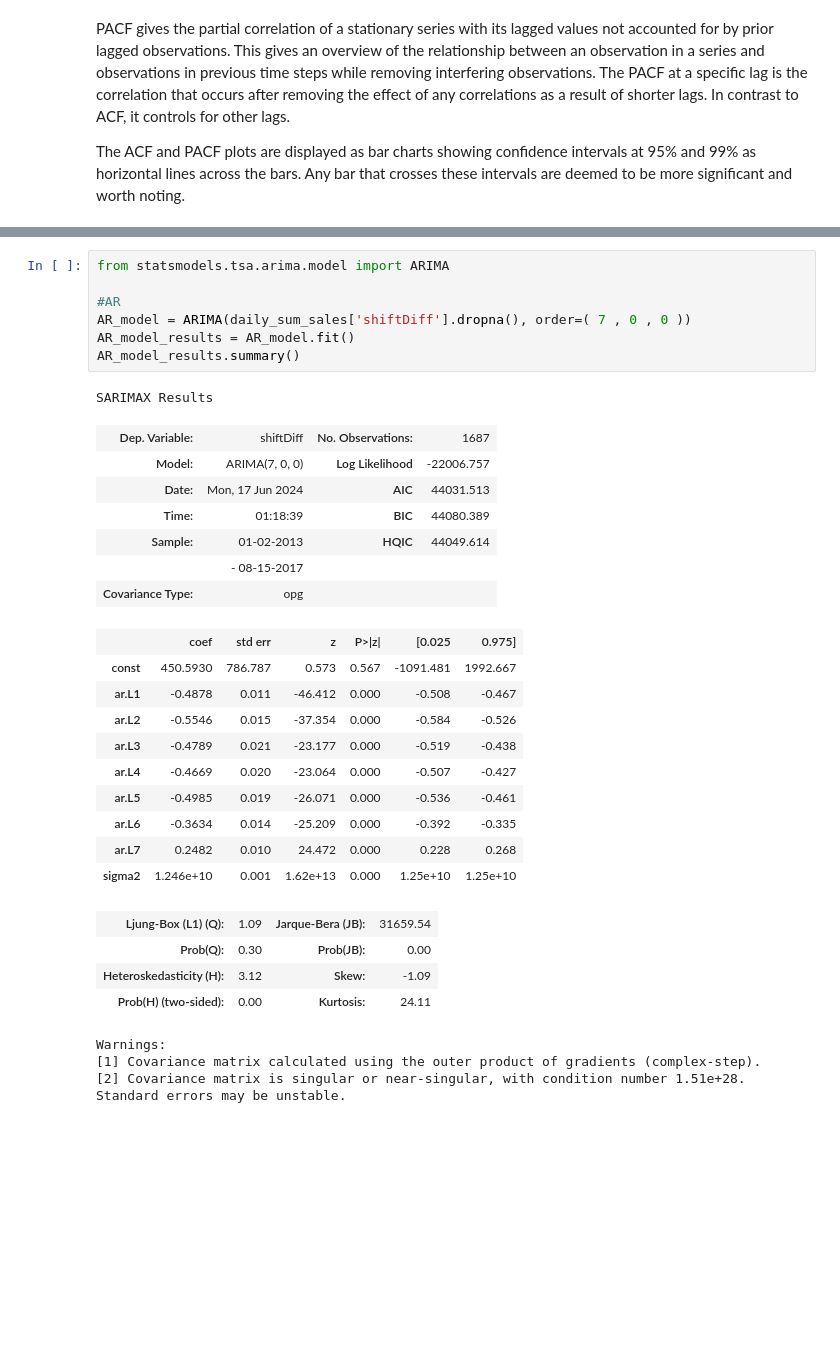
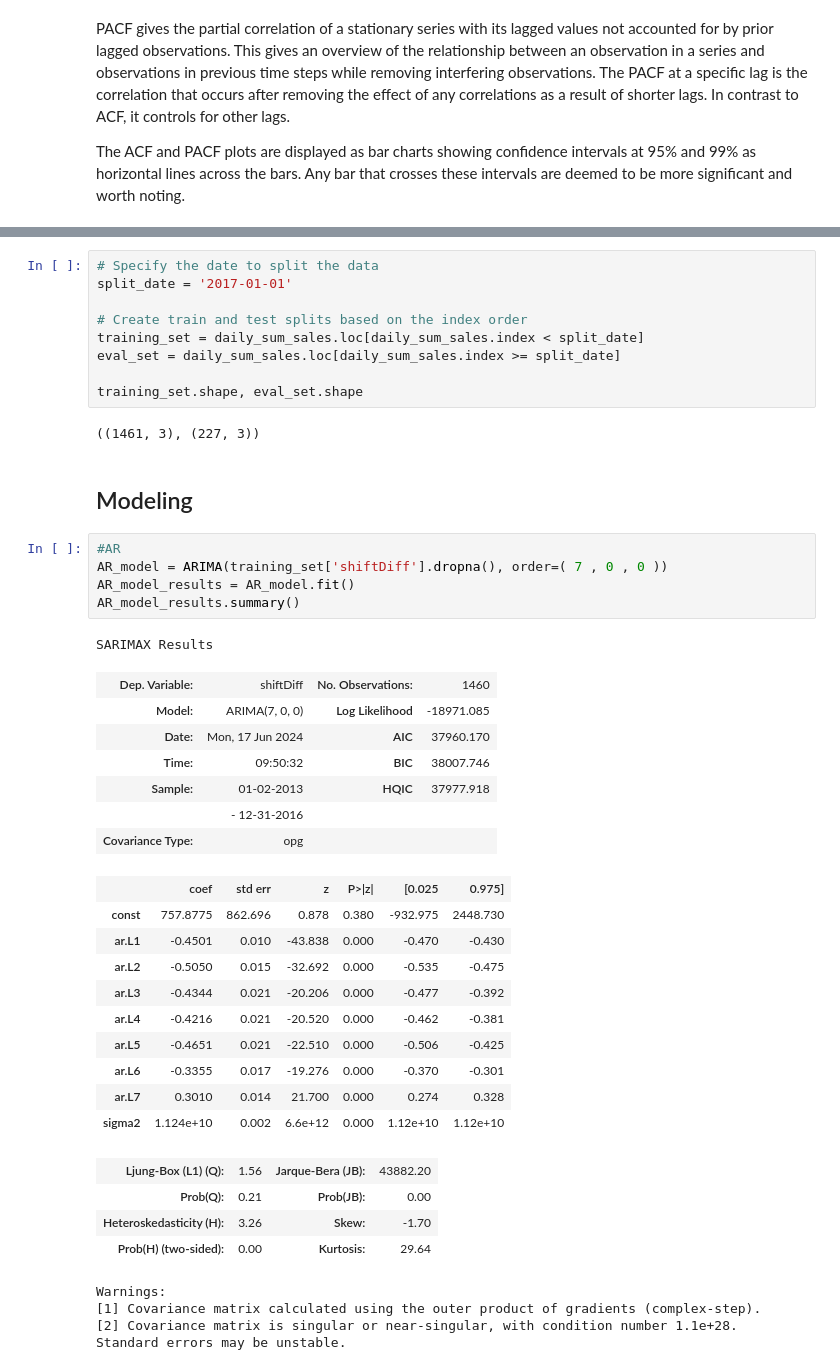
Before and after one commit to Azie88/Time-Series-Sales-Prediction-ARIMA, a Jupyter notebook: ARIMA_Model.ipynb, the cells around one changed output, grey strips where cells are left out. Saved outputs shown, nothing was run; the diff lists cells and outputs as text; blank space fills up the shorter version.

```diff
--- a/ARIMA_Model.ipynb
+++ b/ARIMA_Model.ipynb
@@ -319,36 +324,47 @@ pacf = plot_pacf(daily_sum_sales['shiftDiff'].dropna(), lags = 30)
 # %% [output]
 [figure]
 [figure]
+# %%
+# Specify the date to split the data
+split_date = '2017-01-01'
+
+# Create train and test splits based on the index order
+training_set = daily_sum_sales.loc[daily_sum_sales.index < split_date]
+eval_set = daily_sum_sales.loc[daily_sum_sales.index >= split_date]
+
+training_set.shape, eval_set.shape
+# %% [output]
+((1461, 3), (227, 3))
+# %% [markdown]
+## Modeling
 # %%
-from statsmodels.tsa.arima.model import ARIMA
-
 #AR
-AR_model = ARIMA(daily_sum_sales['shiftDiff'].dropna(), order=( 7 , 0 , 0 ))
+AR_model = ARIMA(training_set['shiftDiff'].dropna(), order=( 7 , 0 , 0 ))
 AR_model_results = AR_model.fit()
 AR_model_results.summary()
 # %% [output]
 SARIMAX Results
-| Dep. Variable: | shiftDiff | No. Observations: | 1687 |
-| Model: | ARIMA(7, 0, 0) | Log Likelihood | -22006.757 |
-| Date: | Mon, 17 Jun 2024 | AIC | 44031.513 |
-| Time: | 01:18:39 | BIC | 44080.389 |
-| Sample: | 01-02-2013 | HQIC | 44049.614 |
-|  | - 08-15-2017 |  |  |
+| Dep. Variable: | shiftDiff | No. Observations: | 1460 |
+| Model: | ARIMA(7, 0, 0) | Log Likelihood | -18971.085 |
+| Date: | Mon, 17 Jun 2024 | AIC | 37960.170 |
+| Time: | 09:50:32 | BIC | 38007.746 |
+| Sample: | 01-02-2013 | HQIC | 37977.918 |
+|  | - 12-31-2016 |  |  |
 | Covariance Type: | opg |  |  |
 |  | coef | std err | z | P>|z| | [0.025 | 0.975] |
-| const | 450.5930 | 786.787 | 0.573 | 0.567 | -1091.481 | 1992.667 |
-| ar.L1 | -0.4878 | 0.011 | -46.412 | 0.000 | -0.508 | -0.467 |
-| ar.L2 | -0.5546 | 0.015 | -37.354 | 0.000 | -0.584 | -0.526 |
-| ar.L3 | -0.4789 | 0.021 | -23.177 | 0.000 | -0.519 | -0.438 |
-| ar.L4 | -0.4669 | 0.020 | -23.064 | 0.000 | -0.507 | -0.427 |
-| ar.L5 | -0.4985 | 0.019 | -26.071 | 0.000 | -0.536 | -0.461 |
-| ar.L6 | -0.3634 | 0.014 | -25.209 | 0.000 | -0.392 | -0.335 |
-| ar.L7 | 0.2482 | 0.010 | 24.472 | 0.000 | 0.228 | 0.268 |
-| sigma2 | 1.246e+10 | 0.001 | 1.62e+13 | 0.000 | 1.25e+10 | 1.25e+10 |
+| const | 757.8775 | 862.696 | 0.878 | 0.380 | -932.975 | 2448.730 |
+| ar.L1 | -0.4501 | 0.010 | -43.838 | 0.000 | -0.470 | -0.430 |
+| ar.L2 | -0.5050 | 0.015 | -32.692 | 0.000 | -0.535 | -0.475 |
+| ar.L3 | -0.4344 | 0.021 | -20.206 | 0.000 | -0.477 | -0.392 |
+| ar.L4 | -0.4216 | 0.021 | -20.520 | 0.000 | -0.462 | -0.381 |
+| ar.L5 | -0.4651 | 0.021 | -22.510 | 0.000 | -0.506 | -0.425 |
+| ar.L6 | -0.3355 | 0.017 | -19.276 | 0.000 | -0.370 | -0.301 |
+| ar.L7 | 0.3010 | 0.014 | 21.700 | 0.000 | 0.274 | 0.328 |
+| sigma2 | 1.124e+10 | 0.002 | 6.6e+12 | 0.000 | 1.12e+10 | 1.12e+10 |
-| Ljung-Box (L1) (Q): | 1.09 | Jarque-Bera (JB): | 31659.54 |
-| Prob(Q): | 0.30 | Prob(JB): | 0.00 |
-| Heteroskedasticity (H): | 3.12 | Skew: | -1.09 |
-| Prob(H) (two-sided): | 0.00 | Kurtosis: | 24.11 |
+| Ljung-Box (L1) (Q): | 1.56 | Jarque-Bera (JB): | 43882.20 |
+| Prob(Q): | 0.21 | Prob(JB): | 0.00 |
+| Heteroskedasticity (H): | 3.26 | Skew: | -1.70 |
+| Prob(H) (two-sided): | 0.00 | Kurtosis: | 29.64 |
 Warnings:
 [1] Covariance matrix calculated using the outer product of gradients (complex-step).
-[2] Covariance matrix is singular or near-singular, with condition number 1.51e+28. Standard errors may be unstable.
+[2] Covariance matrix is singular or near-singular, with condition number 1.1e+28. Standard errors may be unstable.
```
Also changed, not shown: parts of 18 cells of this notebook.
